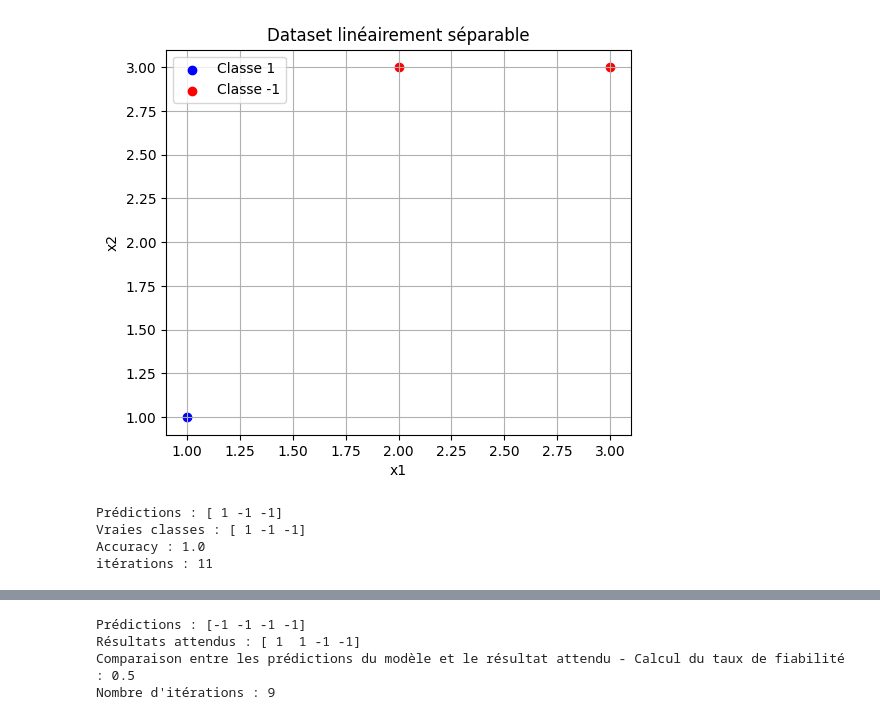
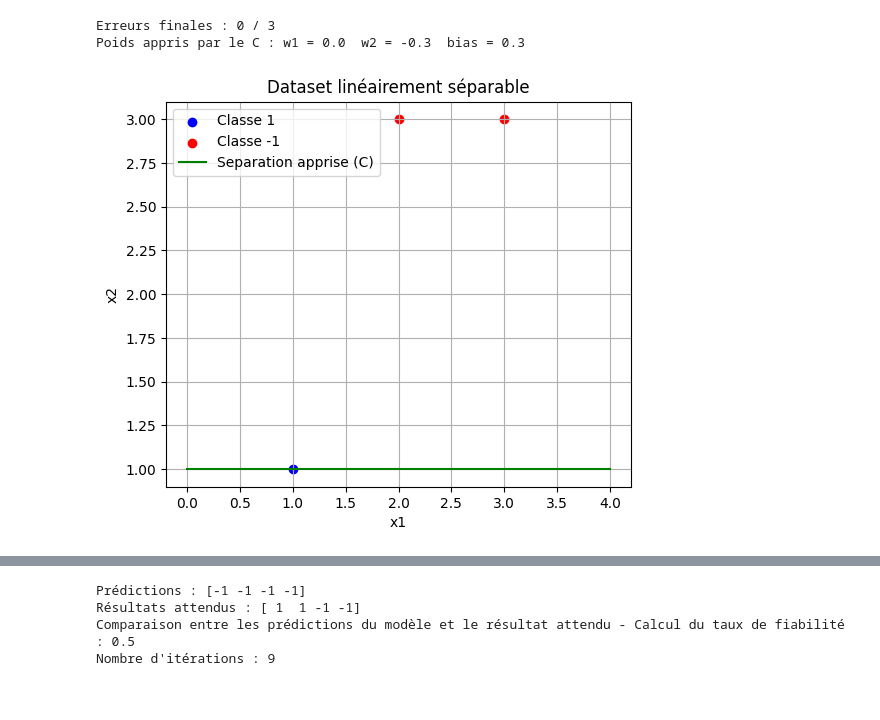
Before and after one commit to Helsy-3/Projet-annuel-3JIABD, a Jupyter notebook: projet.ipynb, the cells around one changed output, grey strips where cells are left out. Drawn from its saved outputs; the diff is of its cells as text; code cells hidden in the pictures.

Commit message:
Ajoute la droite de separation apprise par le perceptron C dans le notebook

```diff
--- a/projet.ipynb
+++ b/projet.ipynb
@@ -21,48 +21,61 @@ y = np.array([
     1, -1, -1
 ])
 # %%
-plt.figure(figsize=(6, 5))
+# ==================================================
+# ICI ON RELIE LA BIBLIOTHEQUE C A PYTHON (ctypes)
+# ==================================================
+lib_etape1 = ctypes.CDLL("C-algorithms/ETAPE1.basicPerceptron.so")
 
-plt.scatter(
-    X[y == 1, 0],
-    X[y == 1, 1],
-    label="Classe 1",
-    color="blue"
-)
+# Nombre d'erreurs sur le cas de test
+lib_etape1.run_perceptron.restype = ctypes.c_int
+erreurs = lib_etape1.run_perceptron()
 
-plt.scatter(
-    X[y == -1, 0],
-    X[y == -1, 1],
-    label="Classe -1",
-    color="red"
-)
+# Poids appris par le perceptron en C (pour tracer la droite de separation)
+lib_etape1.entrainer_perceptron.argtypes = [
+    ctypes.POINTER(ctypes.c_double),
+    ctypes.POINTER(ctypes.c_double),
+]
+lib_etape1.entrainer_perceptron.restype = ctypes.c_int
 
-plt.xlabel("x1")
-plt.ylabel("x2")
-plt.title("Dataset linéairement séparable")
-plt.legend()
-plt.grid()
+poids = (ctypes.c_double * 2)()
+bias = ctypes.c_double()
+lib_etape1.entrainer_perceptron(poids, ctypes.byref(bias))
+w1, w2, b = poids[0], poids[1], bias.value
 
-plt.show()
+print("Erreurs finales :", erreurs, "/ 3")
+print("Poids appris par le C : w1 =", round(w1, 3), " w2 =", round(w2, 3), " bias =", round(b, 3))
 # %% [output]
-[figure, removed]
+Erreurs finales : 0 / 3
+Poids appris par le C : w1 = 0.0  w2 = -0.3  bias = 0.3
 # %%
-modele_lineaire = Perceptron(
-    max_iter=1000,
-    random_state=42
+plt.figure(figsize=(6, 5))
+
+plt.scatter(
+    X[y == 1, 0],
+    X[y == 1, 1],
+    label="Classe 1",
+    color="blue"
 )
 
-modele_lineaire.fit(X, y)
+plt.scatter(
+    X[y == -1, 0],
+    X[y == -1, 1],
+    label="Classe -1",
+    color="red"
+)
 
-y_pred = modele_lineaire.predict(X)
+# La droite de separation apprise par notre perceptron en C : w1*x1 + w2*x2 + b = 0
+x1_ligne = np.linspace(X[:, 0].min() - 1, X[:, 0].max() + 1, 100)
+x2_ligne = -(w1 * x1_ligne + b) / w2
+plt.plot(x1_ligne, x2_ligne, color="green", label="Separation apprise (C)")
 
-print("Prédictions :", y_pred)
-print("Vraies classes :", y)
-print("Accuracy :", accuracy_score(y, y_pred))
-print("itérations :", modele_lineaire.n_iter_)
+plt.xlabel("x1")
+plt.ylabel("x2")
+plt.title("Dataset linéairement séparable")
+plt.legend()
+plt.grid()
+
+plt.show()
 # %% [output]
-Prédictions : [ 1 -1 -1]
-Vraies classes : [ 1 -1 -1]
-Accuracy : 1.0
-itérations : 11
+[figure, added]
 # %%
```
Also changed, not shown: parts of 4 cells of this notebook, 1 other file.
